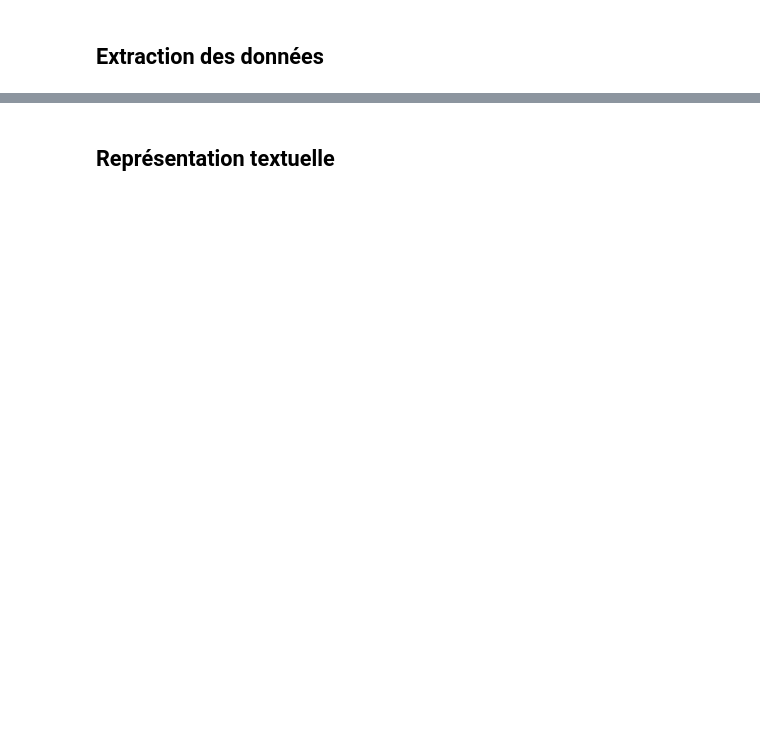
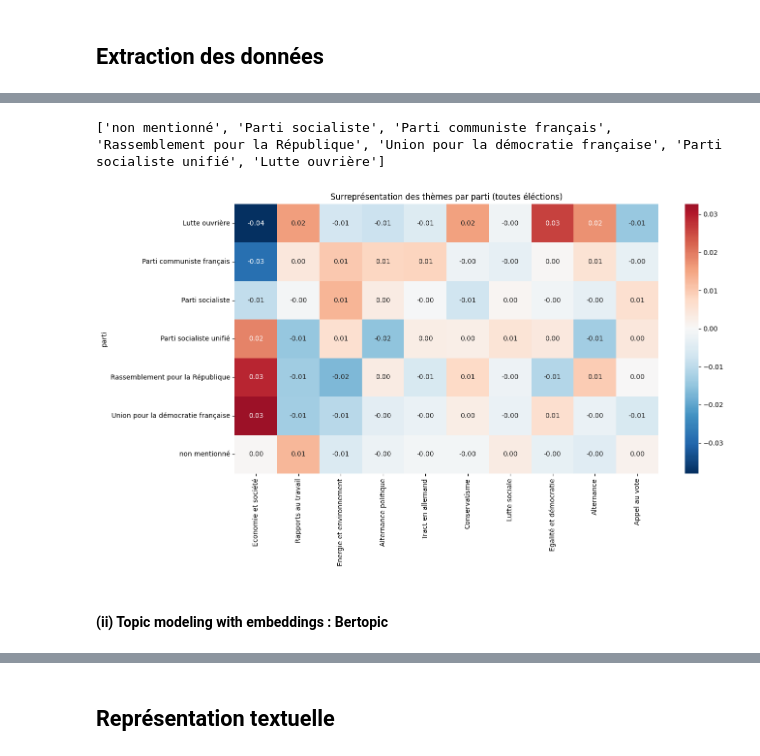
Before and after one commit to CaroLebrun/NLP_3A, a Jupyter notebook: main.ipynb, the cells around one changed output, grey strips where cells are left out. Saved outputs shown, nothing was run; the diff lists cells and outputs as text; code cells hidden in the pictures; blank space fills up the shorter version.

```diff
--- a/main.ipynb
+++ b/main.ipynb
@@ -102,0 +255,39 @@ Nombre de documents 1981 : 3121
+# %%
+# on ne garde que les top partis
+nb_partis=7
+
+top_partis = [p for p, _ in parti_counter.most_common(nb_partis)]
+print(top_partis)
+
+# exploser la colonne partis
+df_exploded = df.copy()
+df_exploded['parti'] = df_exploded['titulaire-soutien'].str.split(';')
+df_exploded = df_exploded.explode('parti')
+df_exploded['parti'] = df_exploded['parti'].str.strip()
+
+# garder uniquement le top 7
+df_exploded = df_exploded[df_exploded['parti'].isin(top_partis)]
+
+# topics surreprésentés par parti
+global_mean = df_exploded[topic_cols].mean()
+topic_by_parti = df_exploded.groupby('parti')[topic_cols].mean()
+surreprésentation = topic_by_parti - global_mean
+
+plt.figure(figsize=(14, 8))
+sns.heatmap(
+    surreprésentation.rename(
+        columns={f'topic_{i}': topic_label[i] for i in range(N_TOPICS)}
+    ),
+    cmap='RdBu_r',
+    center=0,
+    annot=True,
+    fmt='.2f'
+)
+plt.title("Surreprésentation des thèmes par parti (toutes éléctions)")
+plt.tight_layout()
+plt.show()
+# %% [output]
+['non mentionné', 'Parti socialiste', 'Parti communiste français', 'Rassemblement pour la République', 'Union pour la démocratie française', 'Parti socialiste unifié', 'Lutte ouvrière']
+[figure, added]
+# %% [markdown]
+#### (ii) Topic modeling with embeddings : Bertopic
```
Also changed, not shown: parts of 28 cells of this notebook, 1 other file.
